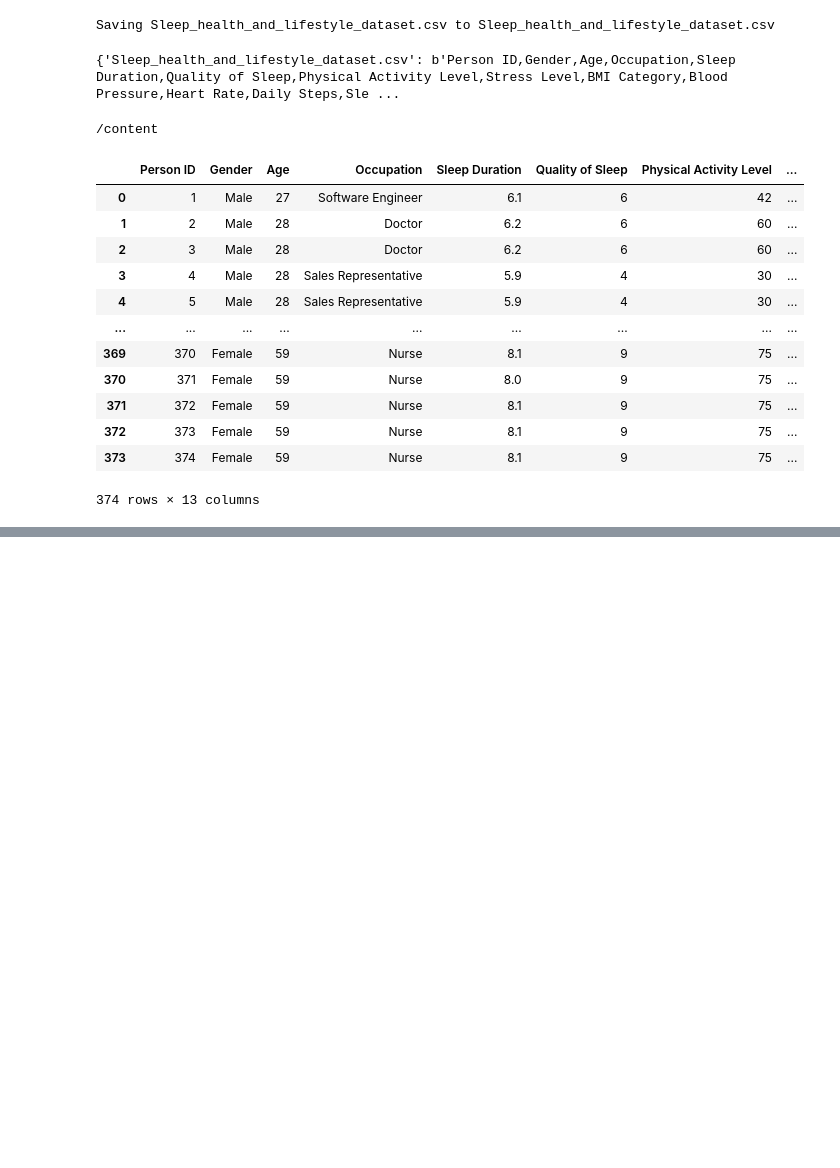
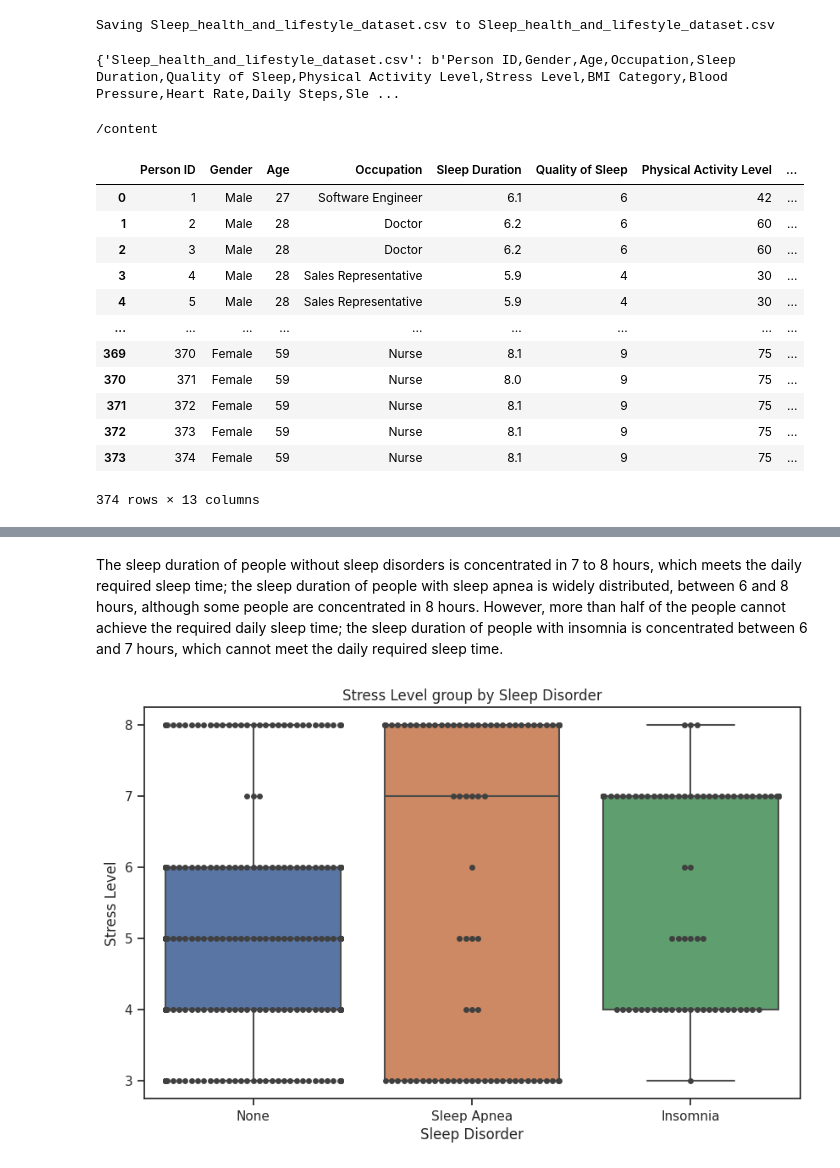
Before and after one commit to AKAEon/STQD6014, a Jupyter notebook: project2.ipynb, the cells around one changed output, grey strips where cells are left out. Saved outputs shown, nothing was run; the diff lists cells and outputs as text; code cells hidden in the pictures; blank space fills up the shorter version.

```diff
--- a/project2.ipynb
+++ b/project2.ipynb
@@ -75,0 +176,11 @@ plt.figure(figsize = (8,8))
+# %% [markdown]
+The sleep duration of people without sleep disorders is concentrated in 7 to 8 hours, which meets the daily required sleep time; the sleep duration of people with sleep apnea is widely distributed, between 6 and 8 hours, although some people are concentrated in 8 hours. However, more than half of the people cannot achieve the required daily sleep time; the sleep duration of people with insomnia is concentrated between 6 and 7 hours, which cannot meet the daily required sleep time.
+# %%
+# Stress Level group by Sleep Disorder
+plt.figure(figsize=(10, 6))
+sns.boxplot(x='Sleep Disorder', y='Stress Level', data=data, showfliers=False)
+sns.swarmplot(x='Sleep Disorder', y='Stress Level', data=data, color=".25")
+plt.title('Stress Level group by Sleep Disorder')
+plt.show()
+# %% [output]
+[figure, added]
```
Also changed, not shown: parts of 37 cells of this notebook.
